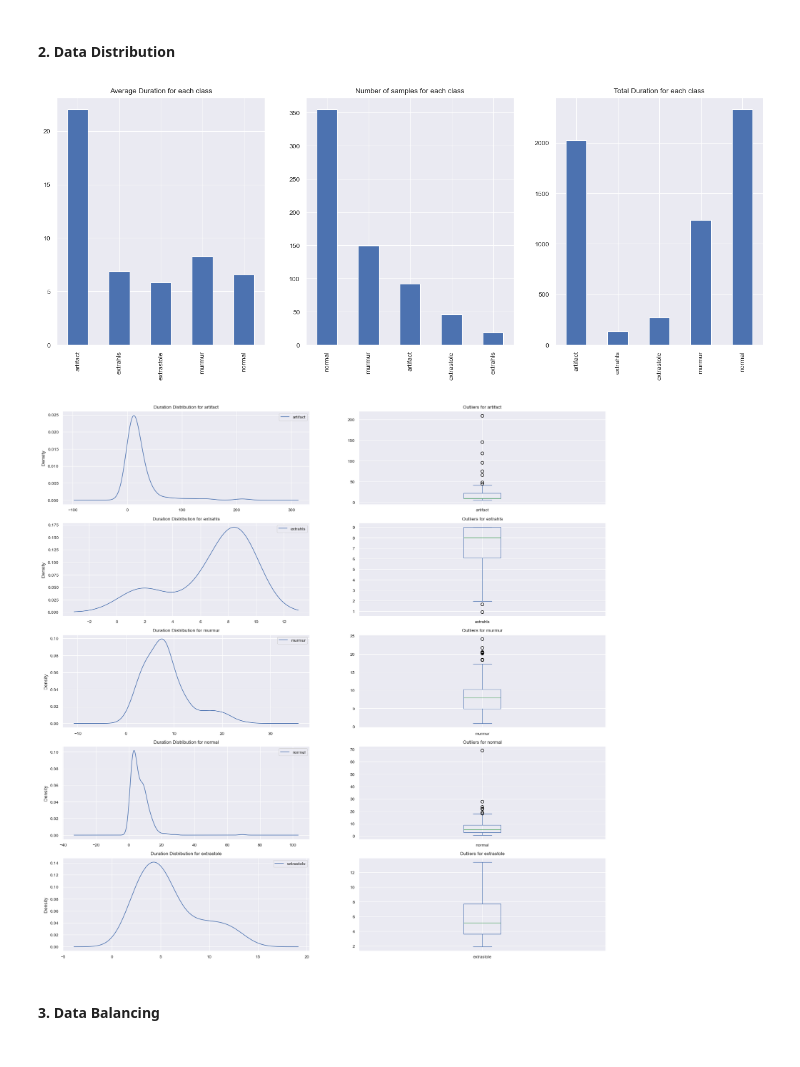
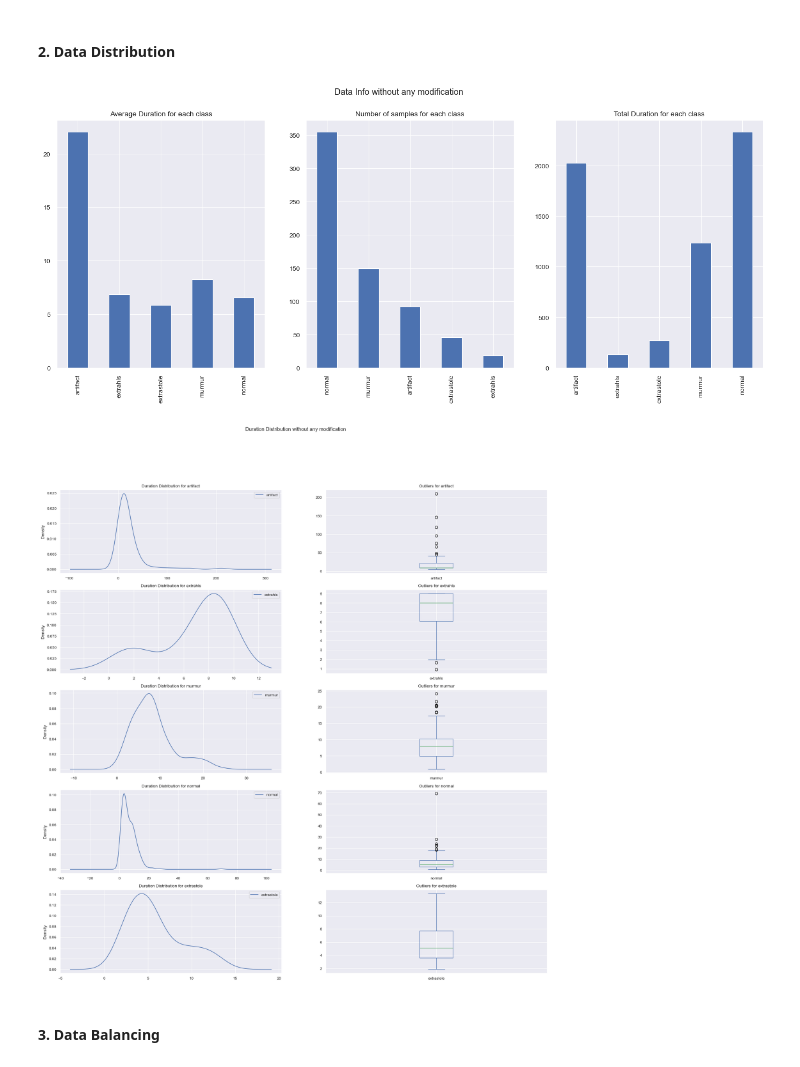
Before and after one commit to DavideLigari01/advanced-biomedical-project, a Jupyter notebook: notebooks/priori_balancing.ipynb, the cells around one changed output. Saved outputs shown, nothing was run; the diff lists cells and outputs as text; code cells hidden in the pictures.

```diff
--- a/notebooks/priori_balancing.ipynb
+++ b/notebooks/priori_balancing.ipynb
@@ -22,12 +25,19 @@ import pandas as pd
 # paths to the features and the labels
 FEATURES_RAW_DIR = '../features/raw/'
 
-BASE_PATH = "../dataset/"
-SAMPLE_RATE = 22050
+BASE_DIR = "../dataset/"
+OUTLIERS_DIR = BASE_DIR + 'outliers/'
+ARTIFACTS_DIR = BASE_DIR + 'artifacts/'
+EXTRAHLS_DIR = BASE_DIR + 'extrahls/'
+MURMURS_DIR = BASE_DIR + 'murmurs/'
+NORMALS_DIR = BASE_DIR + 'normals/'
+EXTRASTOLES_DIR = BASE_DIR + 'extrastoles/'
+DIRS = [ARTIFACTS_DIR, EXTRAHLS_DIR, MURMURS_DIR, NORMALS_DIR, EXTRASTOLES_DIR]
+#SAMPLE_RATE = 22050
 
-metadata = pd.read_csv(BASE_PATH + "/metadata.csv")
-annotation = pd.read_csv(BASE_PATH + "/annotation.csv")
-lables = pd.read_csv(BASE_PATH + "/labels.csv")
+metadata = pd.read_csv(BASE_DIR + "/metadata.csv")
+annotation = pd.read_csv(BASE_DIR + "/annotation.csv")
+lables = pd.read_csv(BASE_DIR + "/labels.csv")
 
 audio_info= pd.merge(metadata, lables, on='filename')
 
@@ -36,30 +46,32 @@ sns.set_theme(context="paper", font_scale=1)
 #### 2. Data Distribution <a id='Data-Distribution'></a>
 # %%
 fig, axs = plt.subplots(1, 3, figsize=(17, 6))
+fig.suptitle('Data Info without any modification')
 
 # avg duraton for each class
 audio_info.groupby('label')['duration'].mean().plot.bar(ax = axs[0], title='Average Duration for each class')
 _ = axs[0].set_xlabel('')
 
 # number of samples for each class
 audio_info['label'].value_counts().plot.bar(ax = axs[1], title='Number of samples for each class')
 _ = axs[1].set_xlabel('')
 
 # total duration for each class
 audio_info.groupby('label')['duration'].sum().plot.bar(ax = axs[2], title='Total Duration for each class')
 _ = axs[2].set_xlabel('')
 # %% [output]
-[figure, old version]
+[figure, new version]
 # %%
 # duration distribution
 names = audio_info['label'].unique()
 fig, axs = plt.subplots(len(names), 2, figsize=(20, 20))
+fig.suptitle('Duration Distribution without any modification')
 
 for i, name in enumerate(names):
 	audio_info[audio_info['label']== name].groupby('label')['duration'].plot(legend=True, title=f'Duration Distribution for {name}', kind='kde', ax = axs[i][0])
 	audio_info[audio_info['label']== name].groupby('label')['duration'].plot(legend=True, title=f'Outliers for {name}', kind='box', ax = axs[i][1])
 # %% [output]
-[figure, old version]
+[figure, new version]
 # %% [markdown]
 #### 3. Data Balancing <a id='Data-Balancing'></a>
 # %% [markdown]
```
Also changed, not shown: parts of 12 cells of this notebook, 1 other file.
